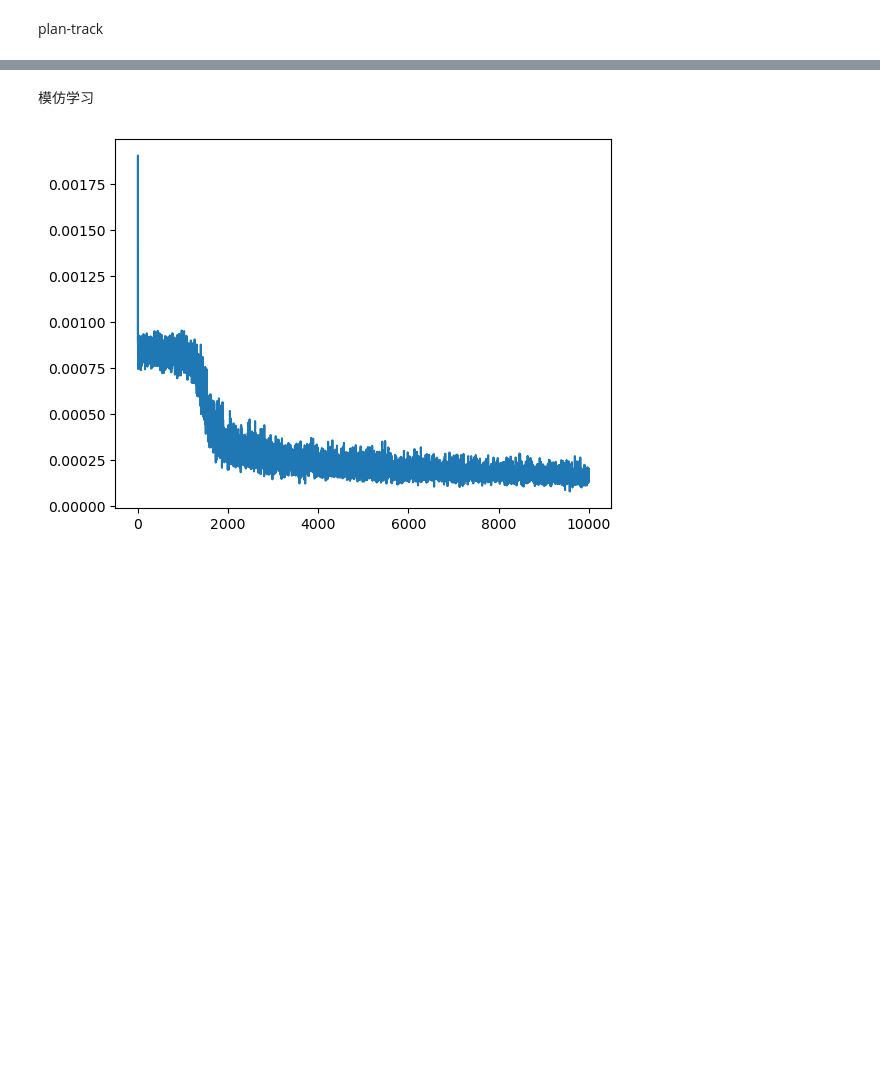
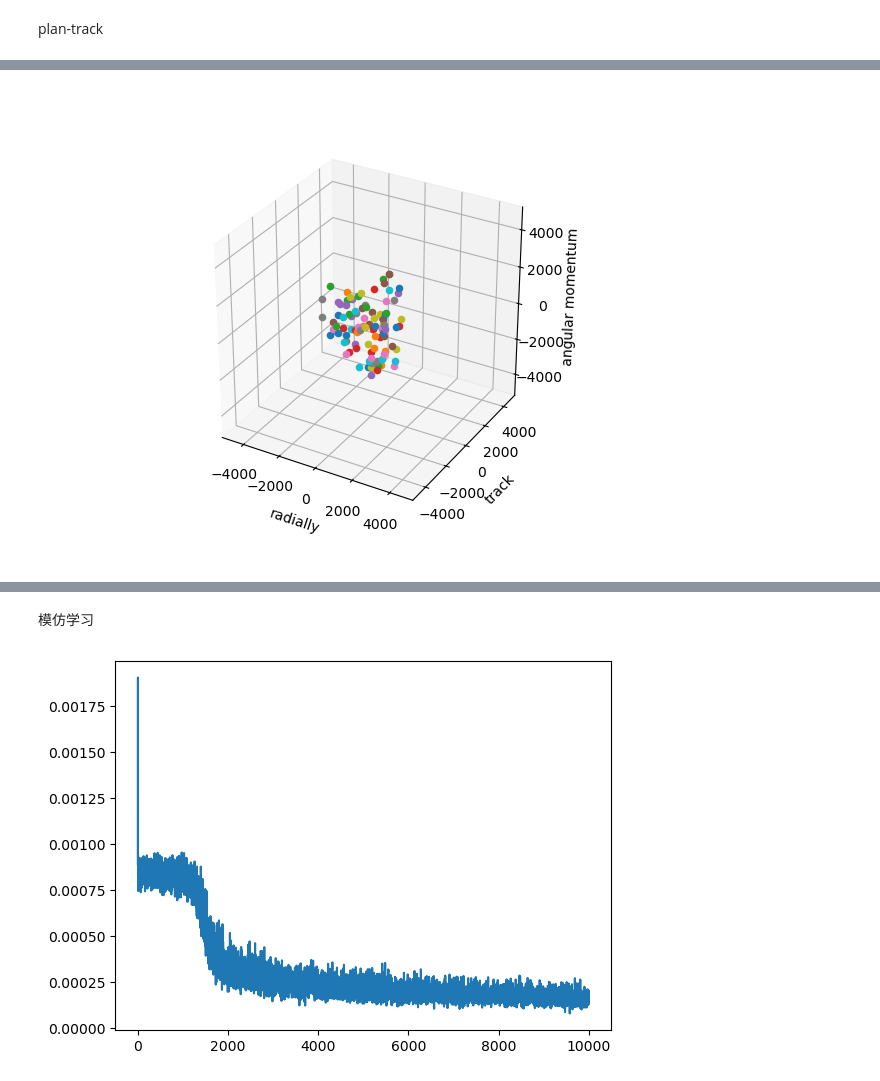
Before and after one commit to liziyao99/multi-debris-avoidance, a Jupyter notebook: quickStart.ipynb, the cells around one changed output, grey strips where cells are left out. Drawn from its saved outputs; the diff is of its cells as text; code cells hidden in the pictures; blank space fills up the shorter version.

```diff
--- a/quickStart.ipynb
+++ b/quickStart.ipynb
@@ -18,0 +53,33 @@ plt.show()
+# %%
+import matplotlib.pyplot as plt
+import numpy as np
+import torch
+%matplotlib widget
+
+n = 100
+
+pp = None
+# pp = np.zeros((n,1,3))
+states = trainer.mainProp.randomInitStates(n, pertinence_pos=pp)
+obss = trainer.mainProp.getObss(states)
+obss = torch.from_numpy(obss).float().to(trainer.agent.device)
+_, targets_pos = trainer.agent.track_target(obss)
+targets_pos = targets_pos.detach().cpu().numpy()
+
+box_lim = 5000.
+fig = plt.figure()
+ax = fig.add_subplot(projection='3d', xlim=(-box_lim, box_lim), ylim=(-box_lim, box_lim), zlim=(-box_lim, box_lim))
+
+for i in range(targets_pos.shape[0]):
+    ax.scatter(targets_pos[i, 0], targets_pos[i, 1], targets_pos[i, 2], marker='o')
+
+ax.set_aspect('equal')
+ax.set_xlabel("radially")
+ax.set_ylabel("track")
+ax.set_zlabel("angular momentum")
+
+pp = np.tile(targets_pos[:4], (100,1,1))
+
+plt.show()
+# %% [output]
+[figure, added]
```
Also changed, not shown: parts of 21 cells of this notebook, 18 other files.
